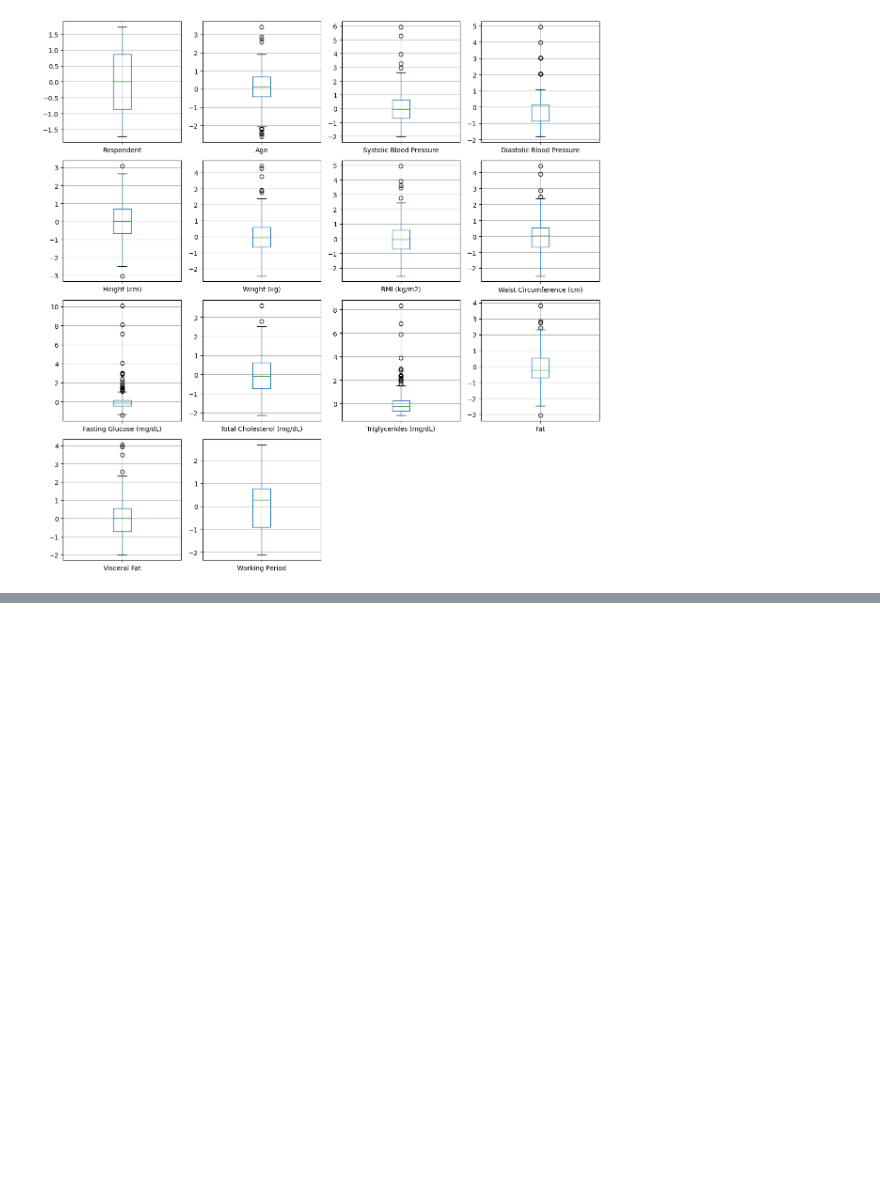
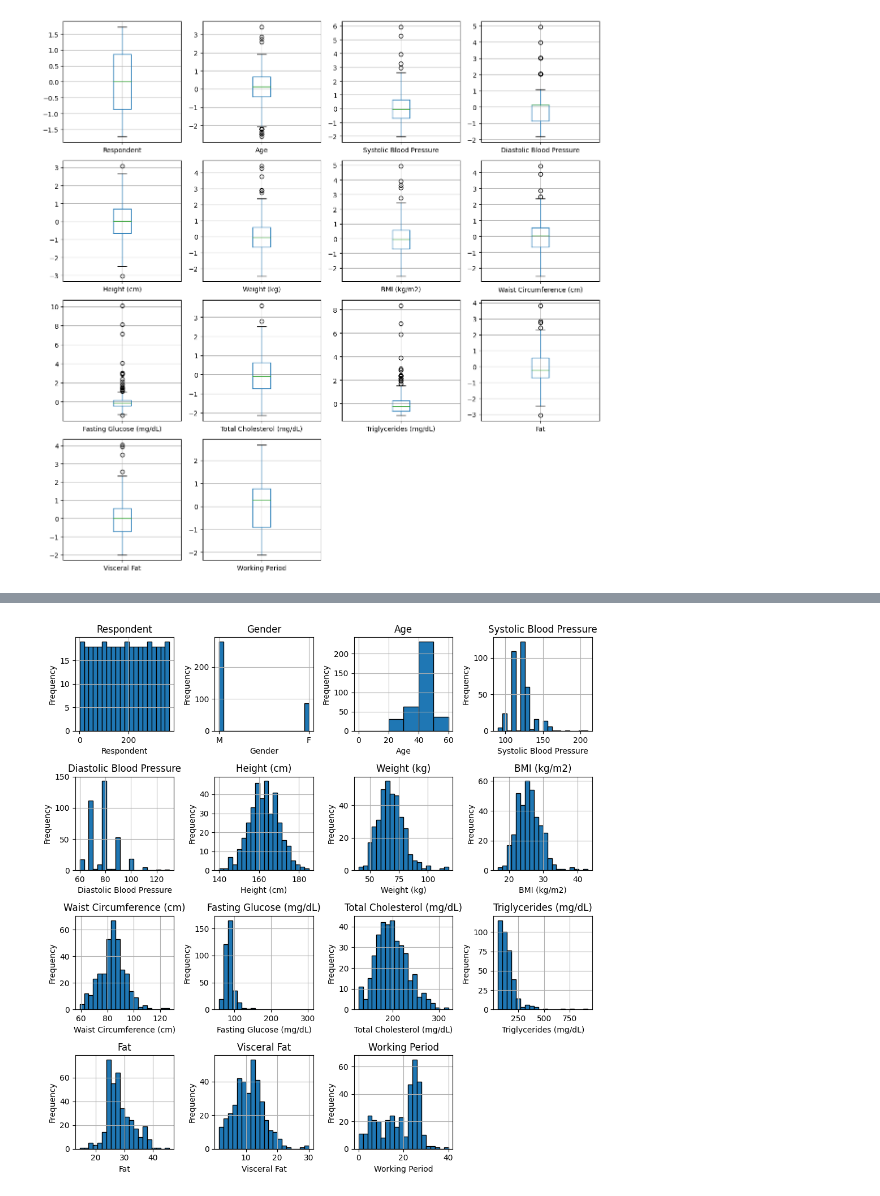
Before and after one commit to HafidAmbardi/tabulardataguidebook, a Jupyter notebook: EDA/univariate.ipynb, the cells around one changed output, grey strips where cells are left out. Saved outputs shown, nothing was run; the diff lists cells and outputs as text; code cells hidden in the pictures; blank space fills up the shorter version.

```diff
--- a/EDA/univariate.ipynb
+++ b/EDA/univariate.ipynb
@@ -75,0 +128,7 @@ plot_boxplots(df, config)
+# %%
+columns = df.columns
+bins = 20
+bin_edges = {'Age': [0, 20,30,40,50,60]}
+plot_histogram(df, bins, columns, bin_edges)
+# %% [output]
+[figure, added]
```
Also changed, not shown: parts of 7 cells of this notebook.
